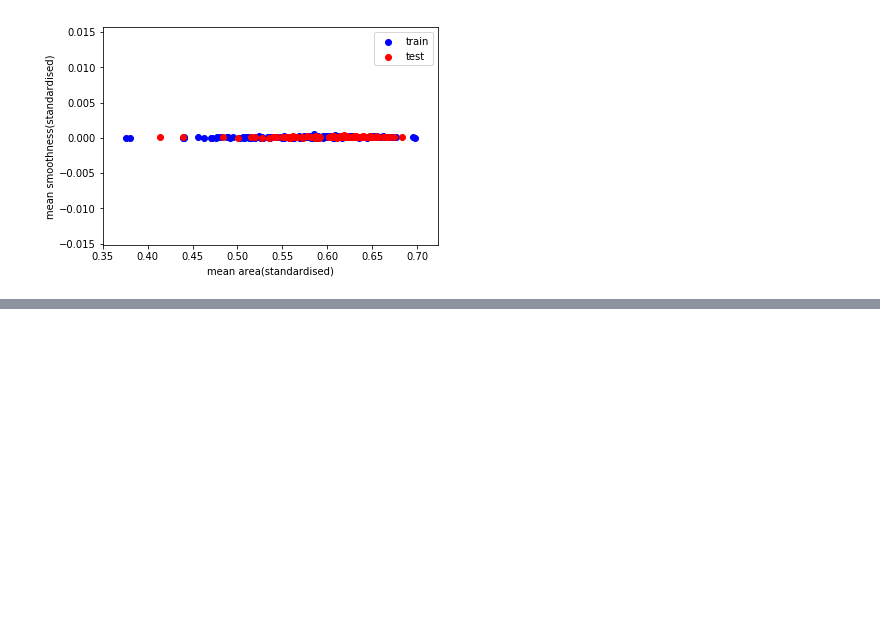
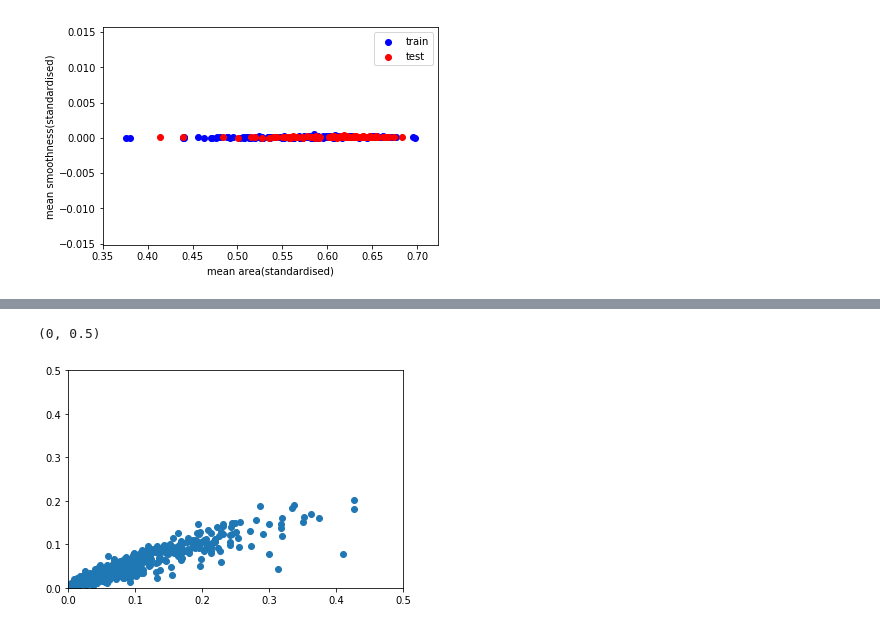
Before and after one commit to MyznEiji/introductionToIdentificationByLearningWithScikit-learn, a Jupyter notebook: fromDataToFeatureQuantity/section5.ipynb, the cells around one changed output, grey strips where cells are left out. Drawn from its saved outputs; the diff is of its cells as text; code cells hidden in the pictures; blank space fills up the shorter version.

```diff
--- a/fromDataToFeatureQuantity/section5.ipynb
+++ b/fromDataToFeatureQuantity/section5.ipynb
@@ -1146,0 +1157,9 @@ ValueError: '12' is not a supported norm
+# %%
+X = data.data[:, [6,7]]
+y = data.target
+plt.scatter(X[:, 0], X[:, 1])
+plt.xlim(0, 0.5)
+plt.ylim(0, 0.5)
+# %% [output]
+(0, 0.5)
+[figure, added]
```
Also changed, not shown: parts of 10 cells of this notebook.
